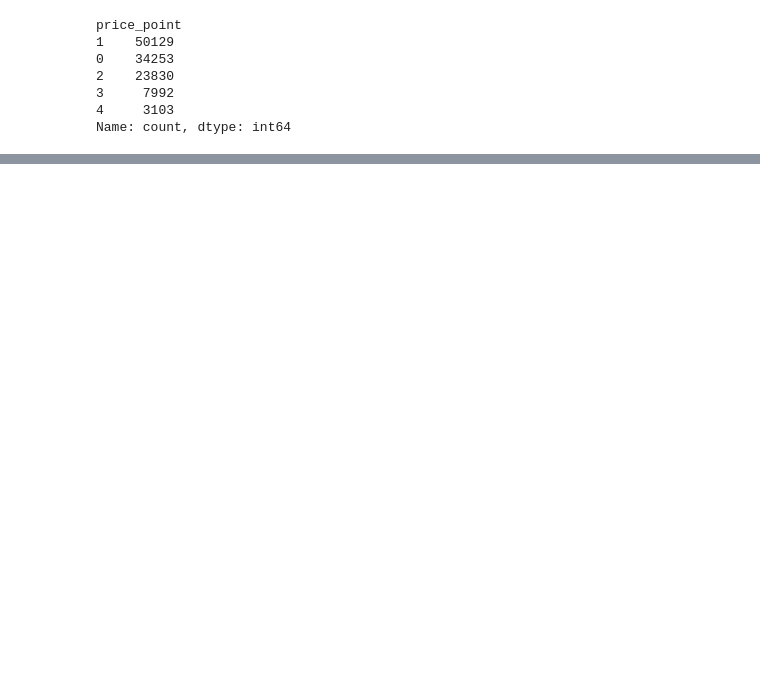
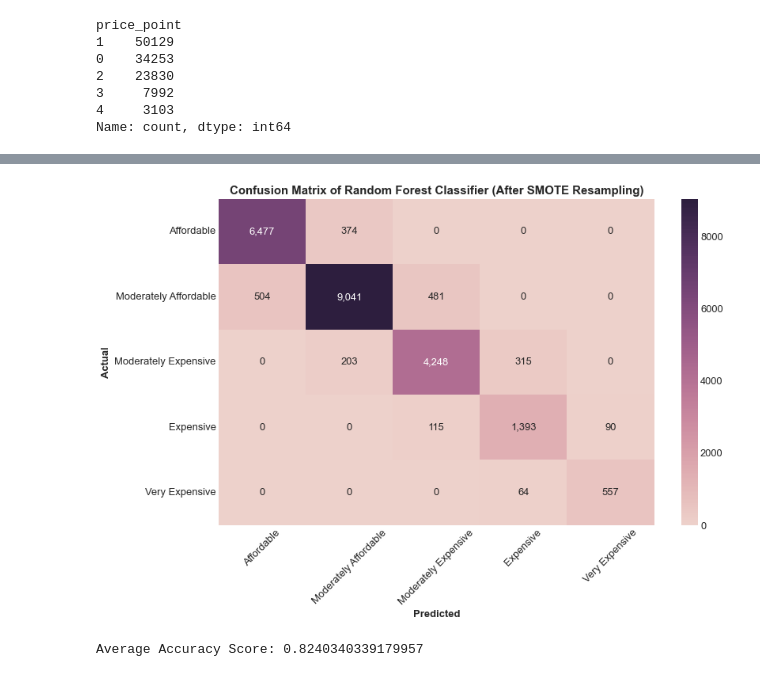
Before and after one commit to TrinityGahagen2K/diamond-pricing-analysis, a Jupyter notebook: diamond_pricing_modeling.ipynb, the cells around one changed output, grey strips where cells are left out. Cells and saved outputs as stored; diff of their text form; code cells hidden in the pictures; blank space fills up the shorter version.

```diff
--- a/diamond_pricing_modeling.ipynb
+++ b/diamond_pricing_modeling.ipynb
@@ -1142,14 +1246,19 @@ axes[1].set_title('After Resampling');
 # %%
-X = preprocessed_diamonds[features].drop(columns=['natural'])
+X = preprocessed_diamonds[features]
 y = preprocessed_diamonds['price_point']
 
+X_train, X_test, y_train, y_test = train_test_split(X, y,
+                                                    test_size=0.2,
+                                                    random_state=42,
+                                                    stratify=y)
+
 over = SMOTE(sampling_strategy='auto')
-model = RandomForestClassifier(criterion='log_loss', max_depth=400, min_samples_split=15, n_estimators=400)
+model = RandomForestClassifier(criterion='log_loss', max_depth=400, min_samples_split=15, n_estimators=10)
 
 steps = [('over', over), ('model', model)]
 
 pipeline = imb_pipe(steps=steps)
-
-cv = RepeatedStratifiedKFold(n_splits=10, n_repeats=3)
-
-scores = cross_val_score(pipeline, X, y, scoring='', cv=cv, n_jobs=-1)
+# %%
+pipeline.fit(X_train, y_train)
+
+y_pred = pipeline.predict(X_test)
@@ -1155,0 +1279,13 @@ scores = cross_val_score(pipeline, X, y, scoring='', cv=cv, n_jobs=-1)
+# %%
+fig, ax = plt.subplots(figsize=(12, 8))
+sns.heatmap(confusion_matrix(y_test, y_pred), annot=True, cmap=sns.cubehelix_palette(as_cmap=True), ax=ax, fmt=',d')
+ax.set_title('Confusion Matrix of Random Forest Classifier (After SMOTE Resampling)')
+ax.set_xlabel('Predicted', weight='bold')
+ax.set_ylabel('Actual', weight='bold')
+ax.set_xticks([0.5, 1.5, 2.5, 3.5, 4.5], labels=labels)
+ax.set_yticks([0.5, 1.5, 2.5, 3.5, 4.5], labels=labels)
+ax.tick_params(axis='x', rotation=45)
+ax.tick_params(axis='y', rotation=0)
+plt.tight_layout();
+# %% [output]
+[figure, added]
@@ -1155,0 +1307,8 @@ scores = cross_val_score(pipeline, X, y, scoring='', cv=cv, n_jobs=-1)
+# %%
+kfold = StratifiedKFold(n_splits=10)
+
+results = cross_val_score(pipeline, X, y, cv=kfold, n_jobs=-1)
+
+print(f"Average Accuracy Score: {np.mean(results)}")
+# %% [output]
+Average Accuracy Score: 0.8240340339179957
```
Also changed, not shown: parts of 74 cells of this notebook.
